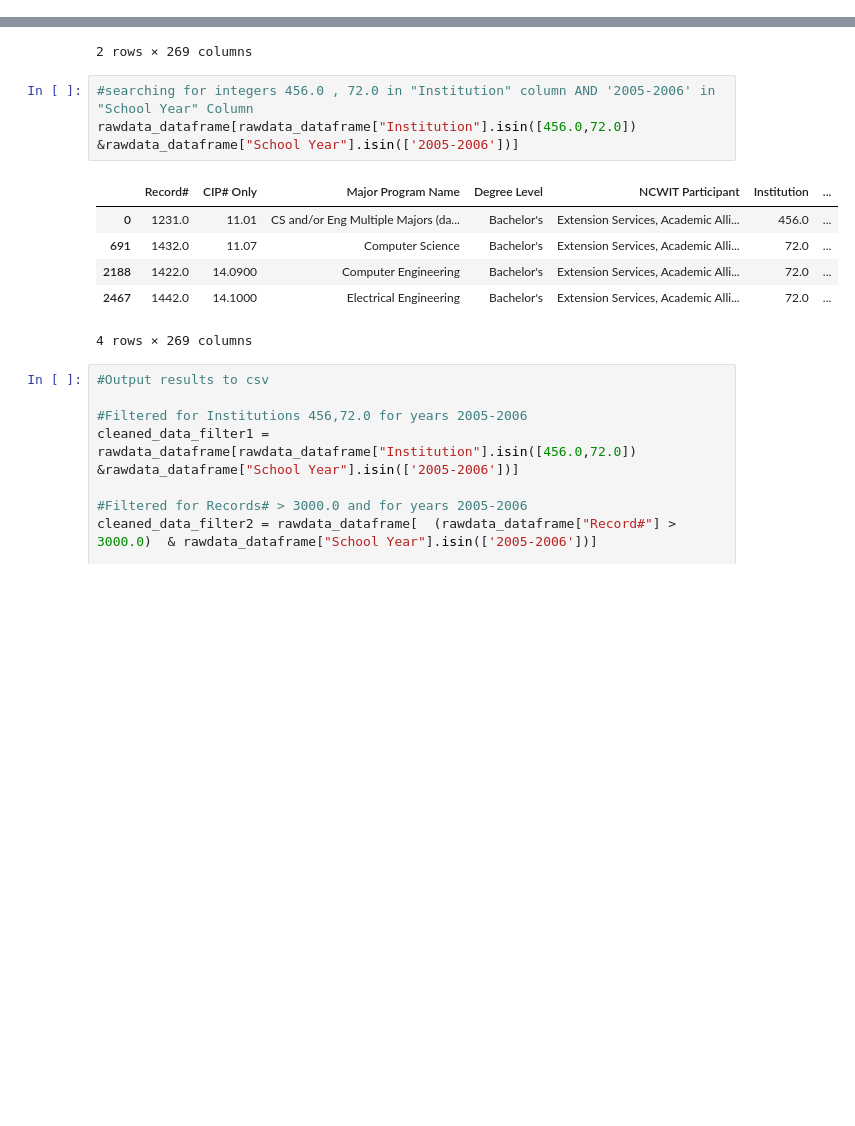
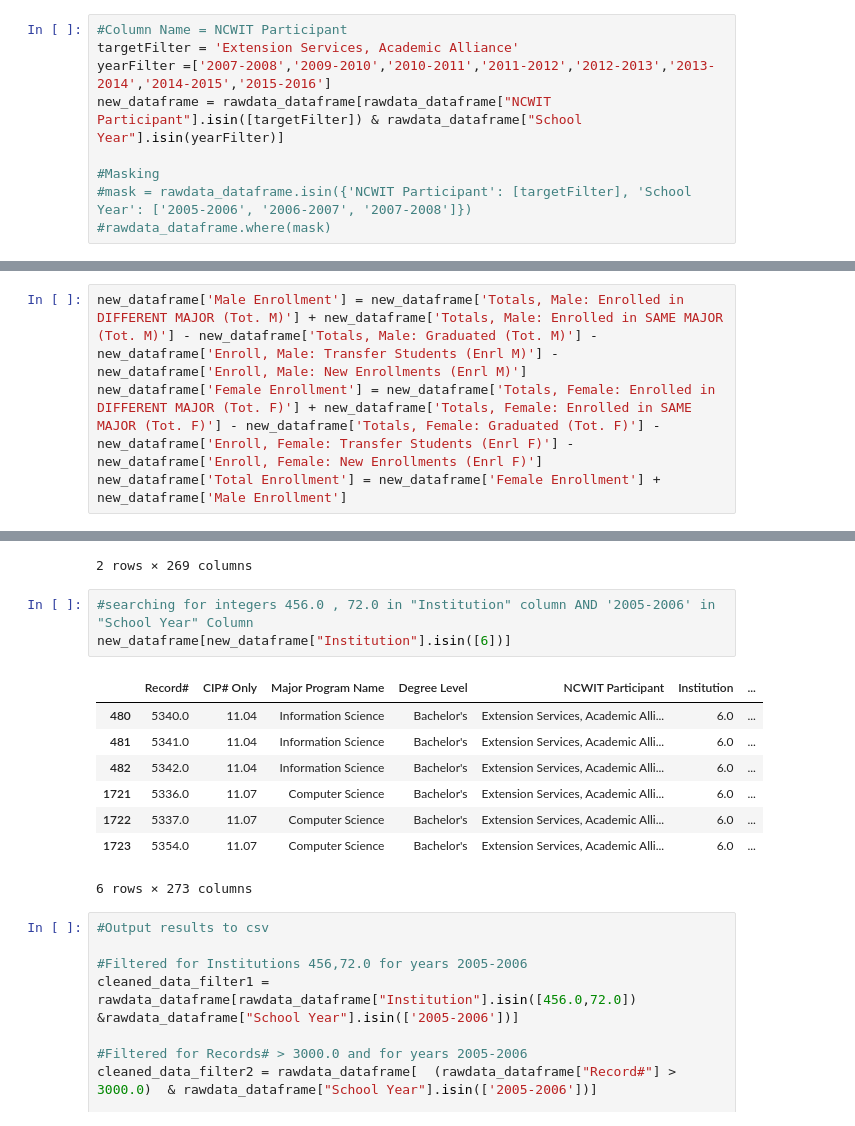
Before and after one commit to INFO-4602-5602/project-2-ncwit-team-13, a Jupyter notebook: Jupyter Notebooks/Preprocessing Notebook.ipynb, the cells around one changed output, grey strips where cells are left out. Cells and saved outputs as stored; diff of their text form; blank space fills up the shorter version.

```diff
--- a/Jupyter Notebooks/Preprocessing Notebook.ipynb
+++ b/Jupyter Notebooks/Preprocessing Notebook.ipynb
@@ -27,0 +32,9 @@ rawdata_dataframe
+# %%
+#Column Name = NCWIT Participant
+targetFilter = 'Extension Services, Academic Alliance'
+yearFilter =['2007-2008','2009-2010','2010-2011','2011-2012','2012-2013','2013-2014','2014-2015','2015-2016']
+new_dataframe = rawdata_dataframe[rawdata_dataframe["NCWIT Participant"].isin([targetFilter]) & rawdata_dataframe["School Year"].isin(yearFilter)]
+
+#Masking
+#mask = rawdata_dataframe.isin({'NCWIT Participant': [targetFilter], 'School Year': ['2005-2006', '2006-2007', '2007-2008']})
+#rawdata_dataframe.where(mask)
@@ -27,0 +43,4 @@ rawdata_dataframe
+# %%
+new_dataframe['Male Enrollment'] = new_dataframe['Totals, Male: Enrolled in DIFFERENT MAJOR (Tot. M)'] + new_dataframe['Totals, Male: Enrolled in SAME MAJOR (Tot. M)'] - new_dataframe['Totals, Male: Graduated (Tot. M)'] - new_dataframe['Enroll, Male: Transfer Students (Enrl M)'] - new_dataframe['Enroll, Male: New Enrollments (Enrl M)']
+new_dataframe['Female Enrollment'] = new_dataframe['Totals, Female: Enrolled in DIFFERENT MAJOR (Tot. F)'] + new_dataframe['Totals, Female: Enrolled in SAME MAJOR (Tot. F)'] - new_dataframe['Totals, Female: Graduated (Tot. F)'] - new_dataframe['Enroll, Female: Transfer Students (Enrl F)'] - new_dataframe['Enroll, Female: New Enrollments (Enrl F)']
+new_dataframe['Total Enrollment'] = new_dataframe['Female Enrollment'] + new_dataframe['Male Enrollment']
@@ -93,14 +323,16 @@ rawdata_dataframe[rawdata_dataframe["Institution"].isin([456.0]) & rawdata_dataf
 2 rows × 269 columns
 # %%
 #searching for integers 456.0 , 72.0 in "Institution" column AND '2005-2006' in "School Year" Column
-rawdata_dataframe[rawdata_dataframe["Institution"].isin([456.0,72.0]) &rawdata_dataframe["School Year"].isin(['2005-2006'])]
+new_dataframe[new_dataframe["Institution"].isin([6])]
 # %% [output]
 |  | Record# | CIP# Only | Major Program Name | Degree Level | NCWIT Participant | Institution | ... |
-| 0 | 1231.0 | 11.01 | CS and/or Eng Multiple Majors (da... | Bachelor's | Extension Services, Academic Alli... | 456.0 | ... |
-| 691 | 1432.0 | 11.07 | Computer Science | Bachelor's | Extension Services, Academic Alli... | 72.0 | ... |
-| 2188 | 1422.0 | 14.0900 | Computer Engineering | Bachelor's | Extension Services, Academic Alli... | 72.0 | ... |
-| 2467 | 1442.0 | 14.1000 | Electrical Engineering | Bachelor's | Extension Services, Academic Alli... | 72.0 | ... |
+| 480 | 5340.0 | 11.04 | Information Science | Bachelor's | Extension Services, Academic Alli... | 6.0 | ... |
+| 481 | 5341.0 | 11.04 | Information Science | Bachelor's | Extension Services, Academic Alli... | 6.0 | ... |
+| 482 | 5342.0 | 11.04 | Information Science | Bachelor's | Extension Services, Academic Alli... | 6.0 | ... |
+| 1721 | 5336.0 | 11.07 | Computer Science | Bachelor's | Extension Services, Academic Alli... | 6.0 | ... |
+| 1722 | 5337.0 | 11.07 | Computer Science | Bachelor's | Extension Services, Academic Alli... | 6.0 | ... |
+| 1723 | 5354.0 | 11.07 | Computer Science | Bachelor's | Extension Services, Academic Alli... | 6.0 | ... |
-4 rows × 269 columns
+6 rows × 273 columns
 # %%
 #Output results to csv
 
```
Also changed, not shown: parts of 13 cells of this notebook.
